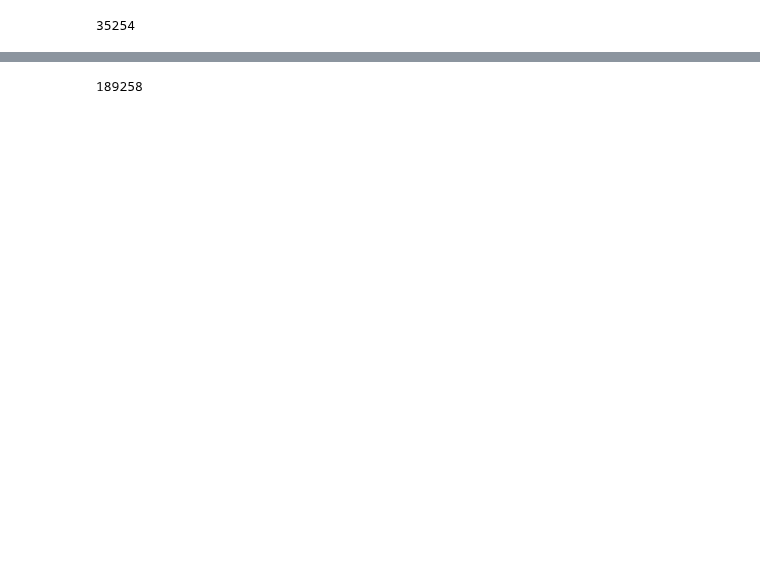
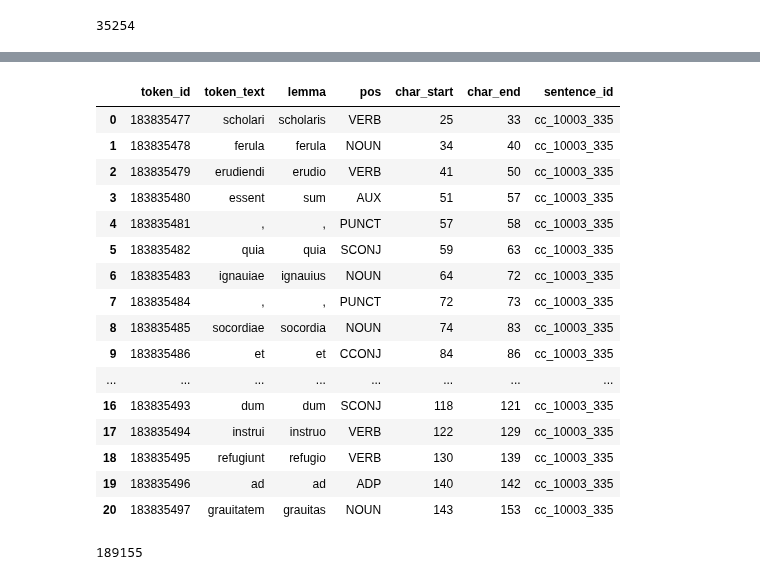
Before and after one commit to CCS-ZCU/latin-textreuse, a Jupyter notebook: scripts/vulgate-grela-extraction.ipynb, the cells around one changed output, grey strips where cells are left out. Saved outputs shown, nothing was run; the diff lists cells and outputs as text; code cells hidden in the pictures; blank space fills up the shorter version.

```diff
--- a/scripts/vulgate-grela-extraction.ipynb
+++ b/scripts/vulgate-grela-extraction.ipynb
@@ -225,9 +281,29 @@ def get_grouped_token_data_with_metadata(conn, lemma: str, pos_tags: list):
 
     return conn.execute(query, [lemma]).fetchdf()
 # %%
-result_df = get_grouped_token_data_with_metadata(conn, lemma="deus", pos_tags=["NOUN", "PROPN", "ADJ"])
+result_df = get_grouped_token_data_with_metadata(conn, lemma="deus", pos_tags=["NOUN", "PROPN"])
+# %%
+pd.DataFrame(result_df["concordance_tokens"].iloc[0].tolist())
+# %% [output]
+|  | token_id | token_text | lemma | pos | char_start | char_end | sentence_id |
+| 0 | 183835477 | scholari | scholaris | VERB | 25 | 33 | cc_10003_335 |
+| 1 | 183835478 | ferula | ferula | NOUN | 34 | 40 | cc_10003_335 |
+| 2 | 183835479 | erudiendi | erudio | VERB | 41 | 50 | cc_10003_335 |
+| 3 | 183835480 | essent | sum | AUX | 51 | 57 | cc_10003_335 |
+| 4 | 183835481 | , | , | PUNCT | 57 | 58 | cc_10003_335 |
+| 5 | 183835482 | quia | quia | SCONJ | 59 | 63 | cc_10003_335 |
+| 6 | 183835483 | ignauiae | ignauius | NOUN | 64 | 72 | cc_10003_335 |
+| 7 | 183835484 | , | , | PUNCT | 72 | 73 | cc_10003_335 |
+| 8 | 183835485 | socordiae | socordia | NOUN | 74 | 83 | cc_10003_335 |
+| 9 | 183835486 | et | et | CCONJ | 84 | 86 | cc_10003_335 |
+| ... | ... | ... | ... | ... | ... | ... | ... |
+| 16 | 183835493 | dum | dum | SCONJ | 118 | 121 | cc_10003_335 |
+| 17 | 183835494 | instrui | instruo | VERB | 122 | 129 | cc_10003_335 |
+| 18 | 183835495 | refugiunt | refugio | VERB | 130 | 139 | cc_10003_335 |
+| 19 | 183835496 | ad | ad | ADP | 140 | 142 | cc_10003_335 |
+| 20 | 183835497 | grauitatem | grauitas | NOUN | 143 | 153 | cc_10003_335 |
 # %%
 len(result_df)
 # %% [output]
-189258
+189155
 # %%
```
Also changed, not shown: parts of 15 cells of this notebook, 1 other file.
